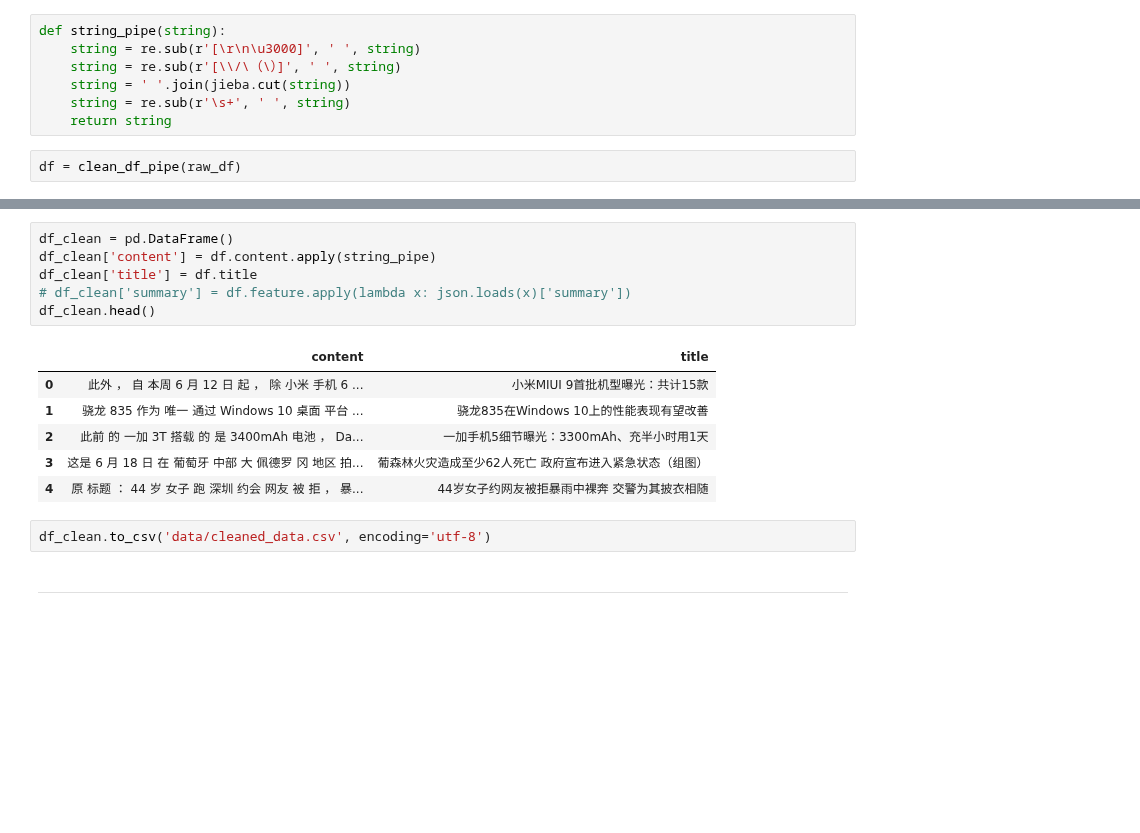
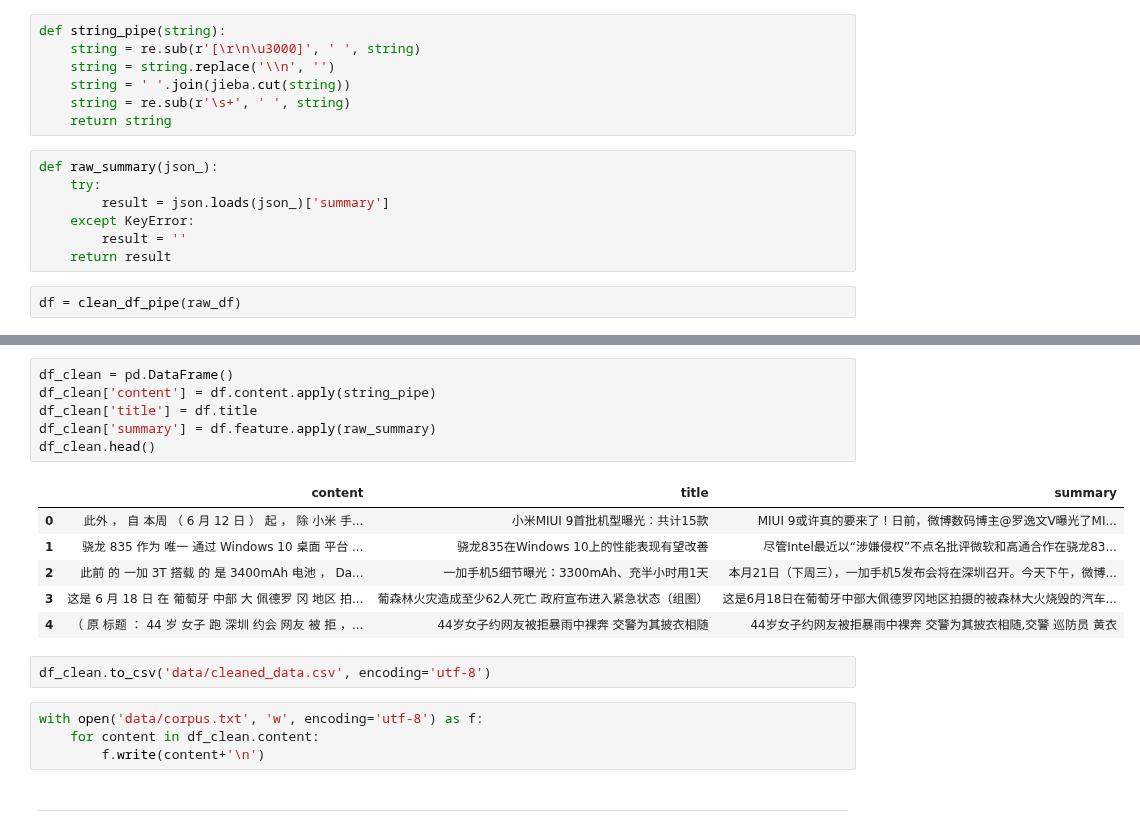
Before and after one commit to jh-lau/NLP, a Jupyter notebook: Artificial_Intelligence_for_NLP/Projects/2_autoSummarization/autoSummarization.ipynb, the cells around one changed output, grey strips where cells are left out. Cells and saved outputs as stored; diff of their text form; blank space fills up the shorter version.

```diff
--- a/Artificial_Intelligence_for_NLP/Projects/2_autoSummarization/autoSummarization.ipynb
+++ b/Artificial_Intelligence_for_NLP/Projects/2_autoSummarization/autoSummarization.ipynb
@@ -38,10 +42,17 @@ def clean_df_pipe(raw_data):
 # %%
 def string_pipe(string):
     string = re.sub(r'[\r\n\u3000]', ' ', string)
-    string = re.sub(r'[\\/\（\）]', ' ', string)
+    string = string.replace('\\n', '')
     string = ' '.join(jieba.cut(string))
     string = re.sub(r'\s+', ' ', string)
     return string
+# %%
+def raw_summary(json_):
+    try:
+        result = json.loads(json_)['summary']
+    except KeyError:
+        result = ''
+    return result
 # %%
 df = clean_df_pipe(raw_df)
 # %%
@@ -53,18 +64,22 @@ df.tail(2)
 # %%
 df_clean = pd.DataFrame()
 df_clean['content'] = df.content.apply(string_pipe)
 df_clean['title'] = df.title
-# df_clean['summary'] = df.feature.apply(lambda x: json.loads(x)['summary'])
+df_clean['summary'] = df.feature.apply(raw_summary)
 df_clean.head()
 # %% [output]
-|  | content | title |
-| 0 | 此外 ， 自 本周 6 月 12 日 起 ， 除 小米 手机 6 ... | 小米MIUI 9首批机型曝光：共计15款 |
-| 1 | 骁龙 835 作为 唯一 通过 Windows 10 桌面 平台 ... | 骁龙835在Windows 10上的性能表现有望改善 |
-| 2 | 此前 的 一加 3T 搭载 的 是 3400mAh 电池 ， Da... | 一加手机5细节曝光：3300mAh、充半小时用1天 |
-| 3 | 这是 6 月 18 日 在 葡萄牙 中部 大 佩德罗 冈 地区 拍... | 葡森林火灾造成至少62人死亡 政府宣布进入紧急状态（组图） |
-| 4 | 原 标题 ： 44 岁 女子 跑 深圳 约会 网友 被 拒 ， 暴... | 44岁女子约网友被拒暴雨中裸奔 交警为其披衣相随 |
+|  | content | title | summary |
+| 0 | 此外 ， 自 本周 （ 6 月 12 日 ） 起 ， 除 小米 手... | 小米MIUI 9首批机型曝光：共计15款 | MIUI 9或许真的要来了！日前，微博数码博主@罗逸文V曝光了MI... |
+| 1 | 骁龙 835 作为 唯一 通过 Windows 10 桌面 平台 ... | 骁龙835在Windows 10上的性能表现有望改善 | 尽管Intel最近以“涉嫌侵权”不点名批评微软和高通合作在骁龙83... |
+| 2 | 此前 的 一加 3T 搭载 的 是 3400mAh 电池 ， Da... | 一加手机5细节曝光：3300mAh、充半小时用1天 | 本月21日（下周三），一加手机5发布会将在深圳召开。今天下午，微博... |
+| 3 | 这是 6 月 18 日 在 葡萄牙 中部 大 佩德罗 冈 地区 拍... | 葡森林火灾造成至少62人死亡 政府宣布进入紧急状态（组图） | 这是6月18日在葡萄牙中部大佩德罗冈地区拍摄的被森林大火烧毁的汽车... |
+| 4 | （ 原 标题 ： 44 岁 女子 跑 深圳 约会 网友 被 拒 ，... | 44岁女子约网友被拒暴雨中裸奔 交警为其披衣相随 | 44岁女子约网友被拒暴雨中裸奔 交警为其披衣相随,交警 巡防员 黄衣 |
 # %%
 df_clean.to_csv('data/cleaned_data.csv', encoding='utf-8')
+# %%
+with open('data/corpus.txt', 'w', encoding='utf-8') as f:
+    for content in df_clean.content:
+        f.write(content+'\n')
 # %% [markdown]
 ---
 # %%
```
Also changed, not shown: parts of 24 cells of this notebook, 1 other file.
